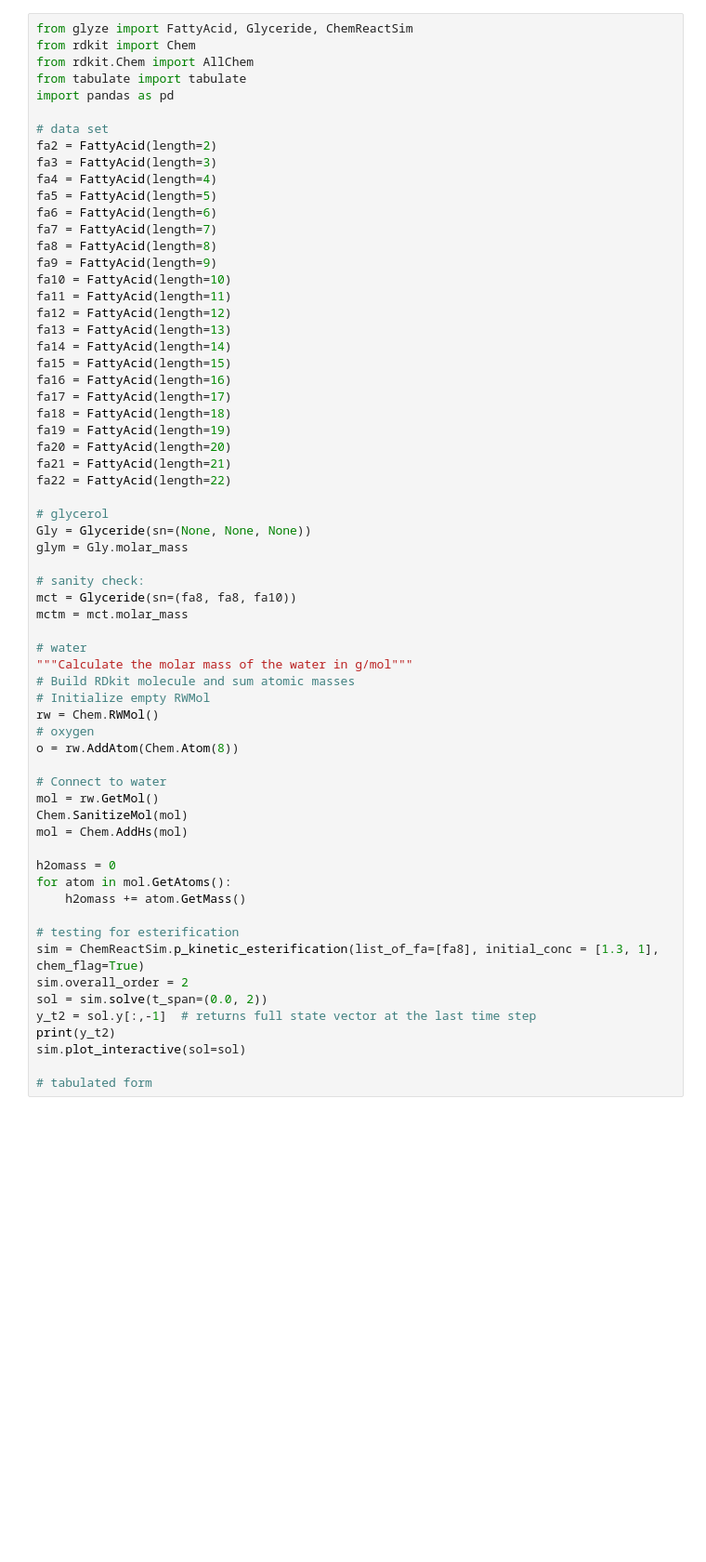
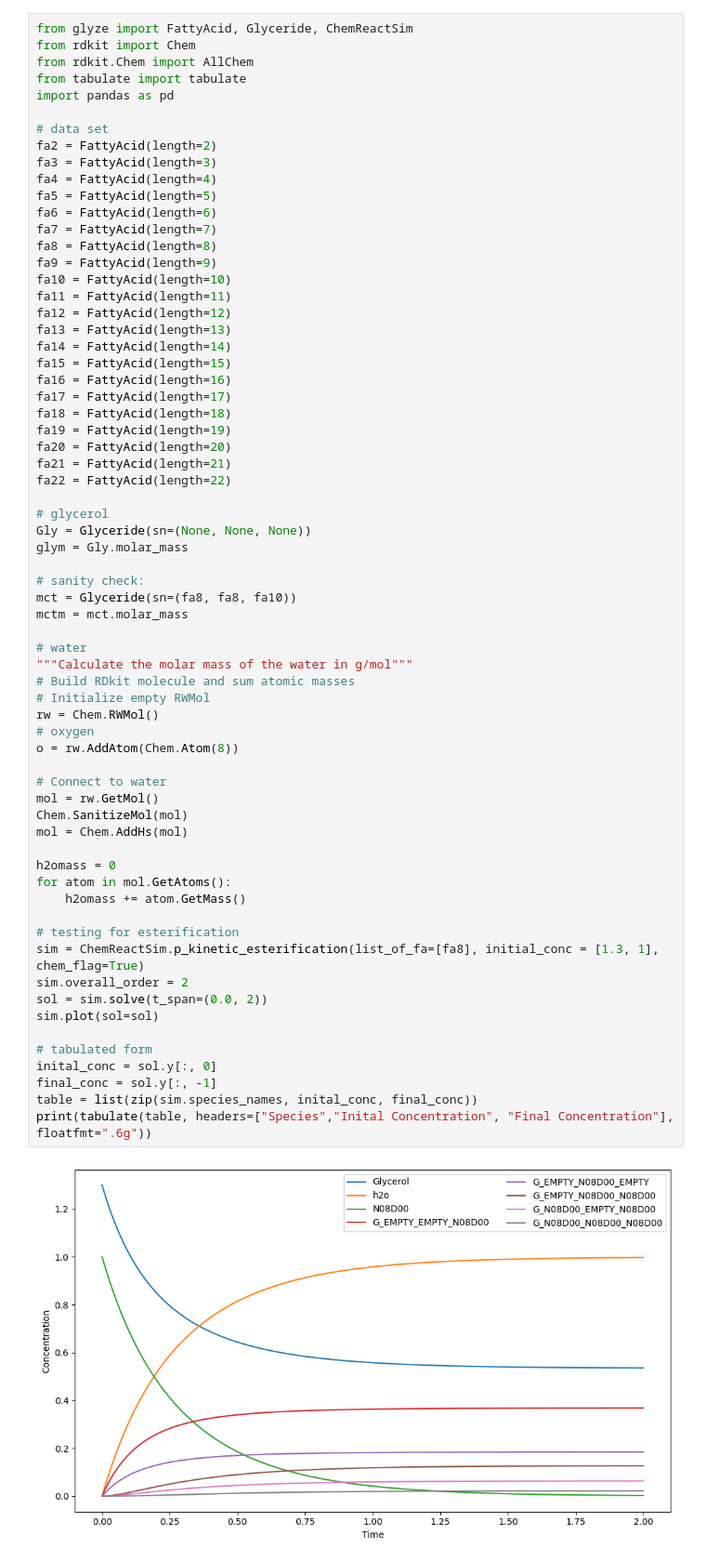
Before and after one commit to isaac-perez7053/GLYZE, a Jupyter notebook: testing.ipynb, the cells around one changed output. Shown at 93% size. Cells and saved outputs as stored; diff of their text form; blank space fills up the shorter version.

```diff
--- a/testing.ipynb
+++ b/testing.ipynb
@@ -33,33 +33,36 @@ Gly = Glyceride(sn=(None, None, None))
 glym = Gly.molar_mass
 
 # sanity check:
 mct = Glyceride(sn=(fa8, fa8, fa10))
 mctm = mct.molar_mass
 
 # water
 """Calculate the molar mass of the water in g/mol"""
 # Build RDkit molecule and sum atomic masses
 # Initialize empty RWMol
 rw = Chem.RWMol()
 # oxygen
 o = rw.AddAtom(Chem.Atom(8))
 
 # Connect to water
 mol = rw.GetMol()
 Chem.SanitizeMol(mol)
 mol = Chem.AddHs(mol)
 
 h2omass = 0
 for atom in mol.GetAtoms():
     h2omass += atom.GetMass()
 
 # testing for esterification
 sim = ChemReactSim.p_kinetic_esterification(list_of_fa=[fa8], initial_conc = [1.3, 1], chem_flag=True)
 sim.overall_order = 2
 sol = sim.solve(t_span=(0.0, 2))
-y_t2 = sol.y[:,-1]  # returns full state vector at the last time step
-print(y_t2)
-sim.plot_interactive(sol=sol)
+sim.plot(sol=sol)
 
 # tabulated form
+inital_conc = sol.y[:, 0]
+final_conc = sol.y[:, -1]
+table = list(zip(sim.species_names, inital_conc, final_conc))
+print(tabulate(table, headers=["Species","Inital Concentration", "Final Concentration"], floatfmt=".6g"))
 # %% [output]
+[figure, added]
```
Also changed, not shown: parts of 1 cell of this notebook.
